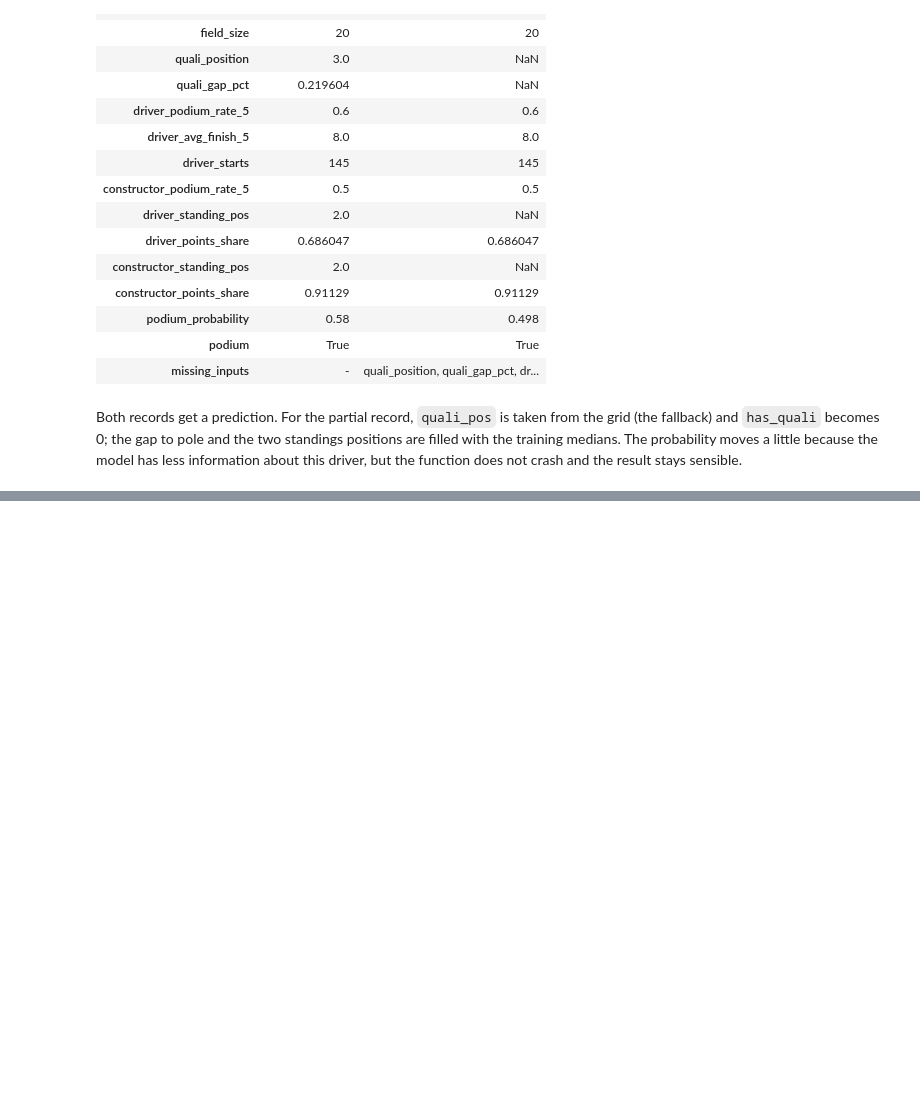
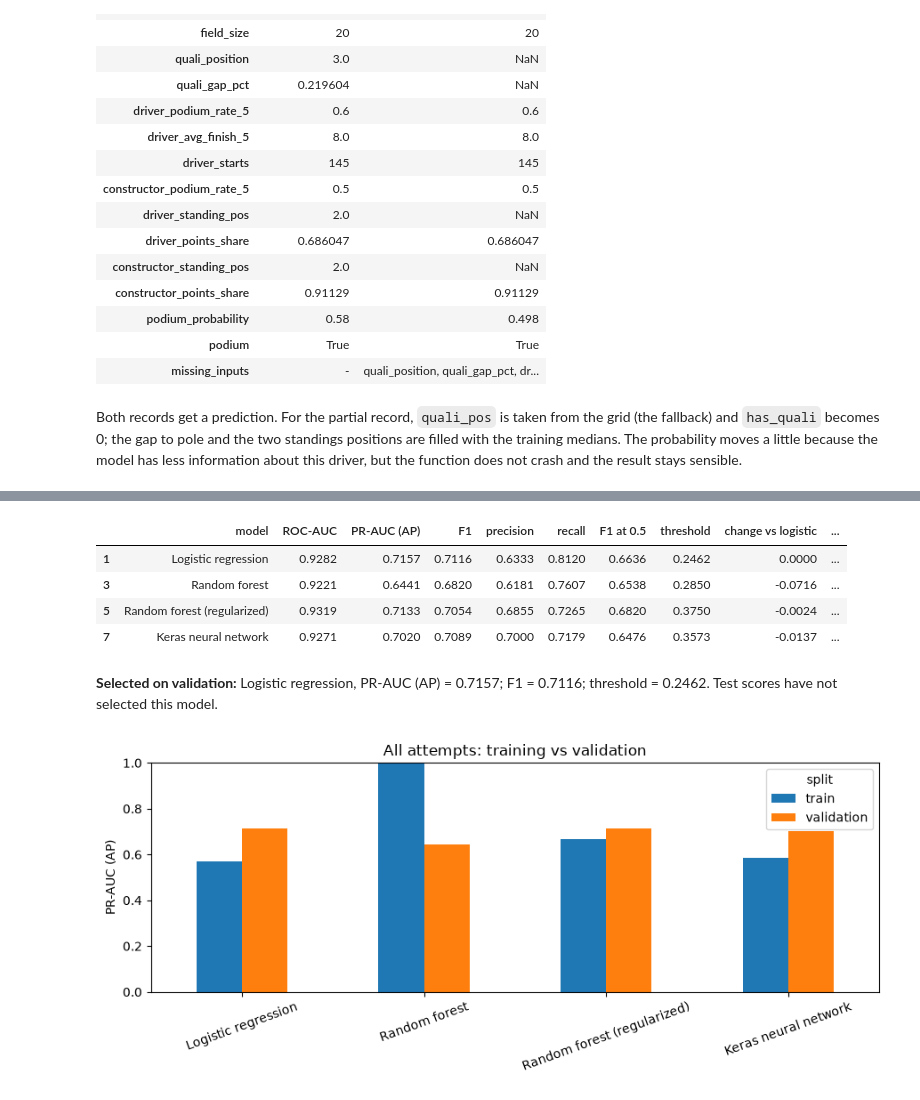
Before and after one commit to mahmoud-hatem-zaky/team47-acl-prodium-prediction, a Jupyter notebook: notebooks/f1-podium-prediction-milestone-1-team-47-notebook.ipynb, the cells around one changed output, grey strips where cells are left out. Cells and saved outputs as stored; diff of their text form; code cells hidden in the pictures; blank space fills up the shorter version.

```diff
--- a/notebooks/f1-podium-prediction-milestone-1-team-47-notebook.ipynb
+++ b/notebooks/f1-podium-prediction-milestone-1-team-47-notebook.ipynb
@@ -1209,0 +1393,18 @@ and the result stays sensible.
+# %%
+m4_regularized_forest = clone(m4_forest).set_params(model__max_depth=8, model__min_samples_leaf=5)
+m4_regularized_forest.fit(TR[ALL_FEATURES], TR[TARGET])
+record_attempt('Random forest (regularized)', m4_regularized_forest,
+               '200 trees; maximum depth 8; minimum leaf size 5')
+
+m4_forest_comparison = pd.DataFrame(m4_attempt_rows)
+m4_forest_comparison = m4_forest_comparison[
+    (m4_forest_comparison['split'] == 'validation') &
+    m4_forest_comparison['model'].isin(['Random forest', 'Random forest (regularized)'])
+].set_index('model')
+m4_forest_comparison['change vs unrestricted'] = (
+    m4_forest_comparison['PR-AUC (AP)'] - m4_forest_comparison.loc['Random forest', 'PR-AUC (AP)'])
+display(m4_forest_comparison[['PR-AUC (AP)', 'change vs unrestricted', 'F1']].round(4))
+m4_selected_forest = max(['Random forest', 'Random forest (regularized)'], key=lambda name: (
+    m4_forest_comparison.loc[name, 'PR-AUC (AP)'],
+    m4_forest_comparison.loc[name, 'F1'], name == 'Random forest (regularized)'))
+print('Forest configuration selected on validation:', m4_selected_forest)
@@ -1209,0 +1527,38 @@ and the result stays sensible.
+# %%
+m4_attempt_results = pd.DataFrame(m4_attempt_rows)
+m4_validation_results = m4_attempt_results[m4_attempt_results['split'] == 'validation'].copy()
+m4_baseline_ap = m4_validation_results.set_index('model').loc['Logistic regression', 'PR-AUC (AP)']
+m4_validation_results['change vs logistic'] = m4_validation_results['PR-AUC (AP)'] - m4_baseline_ap
+m4_training_ap = m4_attempt_results[m4_attempt_results['split'] == 'train'].set_index('model')['PR-AUC (AP)']
+m4_validation_results['train minus validation AP'] = (
+    m4_validation_results['model'].map(m4_training_ap) - m4_validation_results['PR-AUC (AP)'])
+display(m4_validation_results.drop(columns=['split', 'settings']).round(4))
+
+m4_candidate_names = ['Logistic regression', m4_selected_forest, 'Keras neural network']
+m4_candidates = m4_validation_results.set_index('model').loc[m4_candidate_names]
+final_model_name = max(m4_candidate_names, key=lambda name: (
+    m4_candidates.loc[name, 'PR-AUC (AP)'], m4_candidates.loc[name, 'F1'],
+    -m4_candidate_names.index(name)))
+final_model = m4_models[final_model_name]
+final_threshold = m4_thresholds[final_model_name]
+final_features = list(ALL_FEATURES)
+display(Markdown(f'**Selected on validation:** {final_model_name}, '
+                 f'PR-AUC (AP) = {m4_candidates.loc[final_model_name, "PR-AUC (AP)"]:.4f}; '
+                 f'F1 = {m4_candidates.loc[final_model_name, "F1"]:.4f}; '
+                 f'threshold = {final_threshold:.4f}. Test scores have not selected this model.'))
+
+m4_comparison_figure, m4_comparison_ax = plt.subplots(figsize=(9, 4))
+m4_attempt_results.pivot(index='model', columns='split', values='PR-AUC (AP)').loc[
+    list(m4_models), ['train', 'validation']].plot.bar(ax=m4_comparison_ax, rot=20)
+m4_comparison_ax.set(ylabel='PR-AUC (AP)', xlabel='', ylim=(0, 1), title='All attempts: training vs validation')
+m4_comparison_figure.tight_layout()
+save_member4_figure(m4_comparison_figure, 'attempt_comparison')
+plt.show()
+# %% [output]
+|  | model | ROC-AUC | PR-AUC (AP) | F1 | precision | recall | F1 at 0.5 | threshold | change vs logistic | ... |
+| 1 | Logistic regression | 0.9282 | 0.7157 | 0.7116 | 0.6333 | 0.8120 | 0.6636 | 0.2462 | 0.0000 | ... |
+| 3 | Random forest | 0.9221 | 0.6441 | 0.6820 | 0.6181 | 0.7607 | 0.6538 | 0.2850 | -0.0716 | ... |
+| 5 | Random forest (regularized) | 0.9319 | 0.7133 | 0.7054 | 0.6855 | 0.7265 | 0.6820 | 0.3750 | -0.0024 | ... |
+| 7 | Keras neural network | 0.9271 | 0.7020 | 0.7089 | 0.7000 | 0.7179 | 0.6476 | 0.3573 | -0.0137 | ... |
+**Selected on validation:** Logistic regression, PR-AUC (AP) = 0.7157; F1 = 0.7116; threshold = 0.2462. Test scores have not selected this model.
+[figure, added]
```
Also changed, not shown: parts of 25 cells of this notebook, 2 other files.
